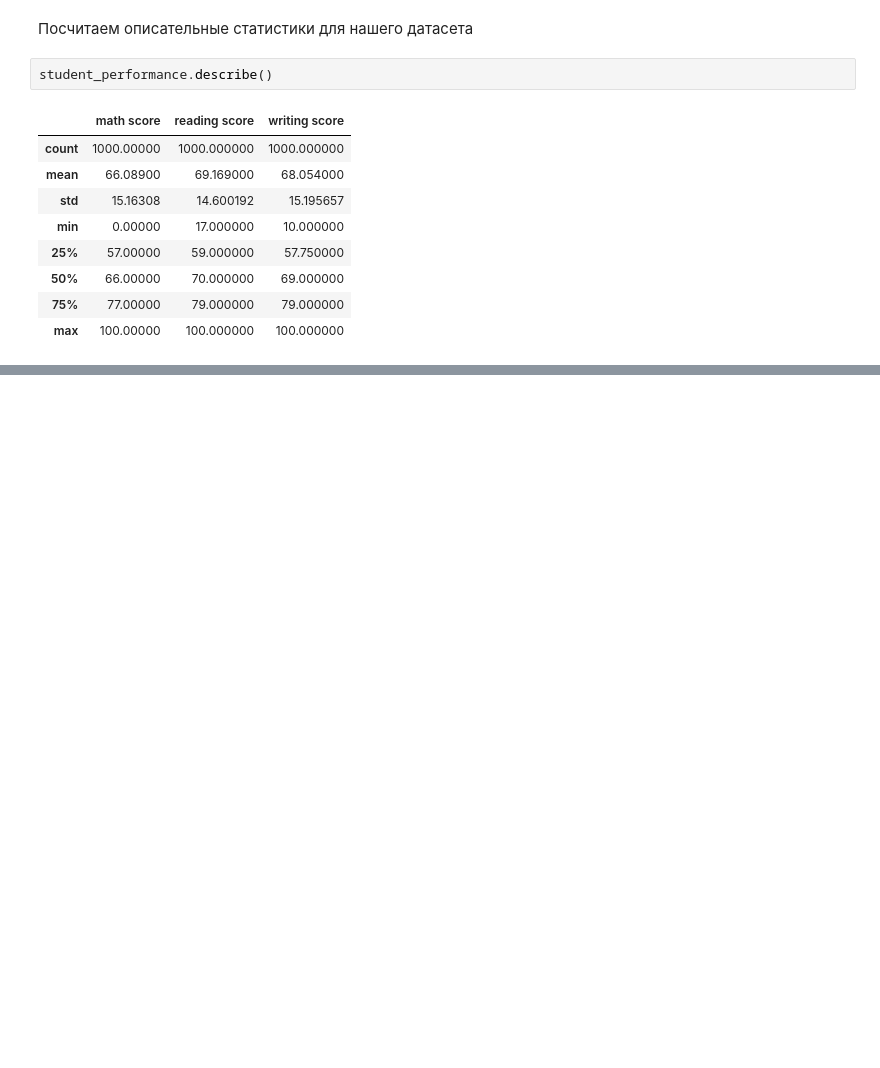
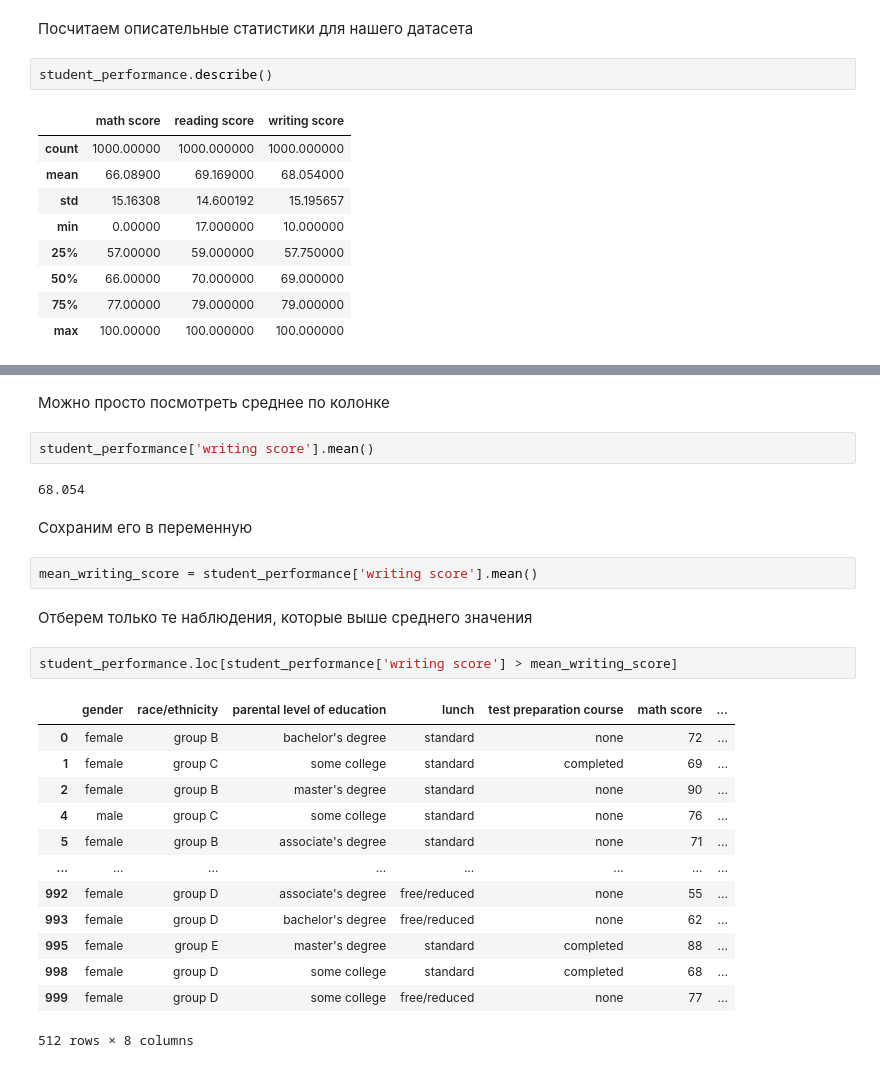
Before and after one commit to CrazyDi/PythonDataScience, a Jupyter notebook: Pandas_Intro.ipynb, the cells around one changed output, grey strips where cells are left out. Cells and saved outputs as stored; diff of their text form; blank space fills up the shorter version.

```diff
--- a/Pandas_Intro.ipynb
+++ b/Pandas_Intro.ipynb
@@ -86,0 +350,28 @@ student_performance.describe()
+# %% [markdown]
+Можно просто посмотреть среднее по колонке
+# %%
+student_performance['writing score'].mean()
+# %% [output]
+68.054
+# %% [markdown]
+Сохраним его в переменную
+# %%
+mean_writing_score = student_performance['writing score'].mean()
+# %% [markdown]
+Отберем только те наблюдения, которые выше среднего значения
+# %%
+student_performance.loc[student_performance['writing score'] > mean_writing_score]
+# %% [output]
+|  | gender | race/ethnicity | parental level of education | lunch | test preparation course | math score | ... |
+| 0 | female | group B | bachelor's degree | standard | none | 72 | ... |
+| 1 | female | group C | some college | standard | completed | 69 | ... |
+| 2 | female | group B | master's degree | standard | none | 90 | ... |
+| 4 | male | group C | some college | standard | none | 76 | ... |
+| 5 | female | group B | associate's degree | standard | none | 71 | ... |
+| ... | ... | ... | ... | ... | ... | ... | ... |
+| 992 | female | group D | associate's degree | free/reduced | none | 55 | ... |
+| 993 | female | group D | bachelor's degree | free/reduced | none | 62 | ... |
+| 995 | female | group E | master's degree | standard | completed | 88 | ... |
+| 998 | female | group D | some college | standard | completed | 68 | ... |
+| 999 | female | group D | some college | free/reduced | none | 77 | ... |
+512 rows × 8 columns
```
Also changed, not shown: parts of 54 cells of this notebook.
